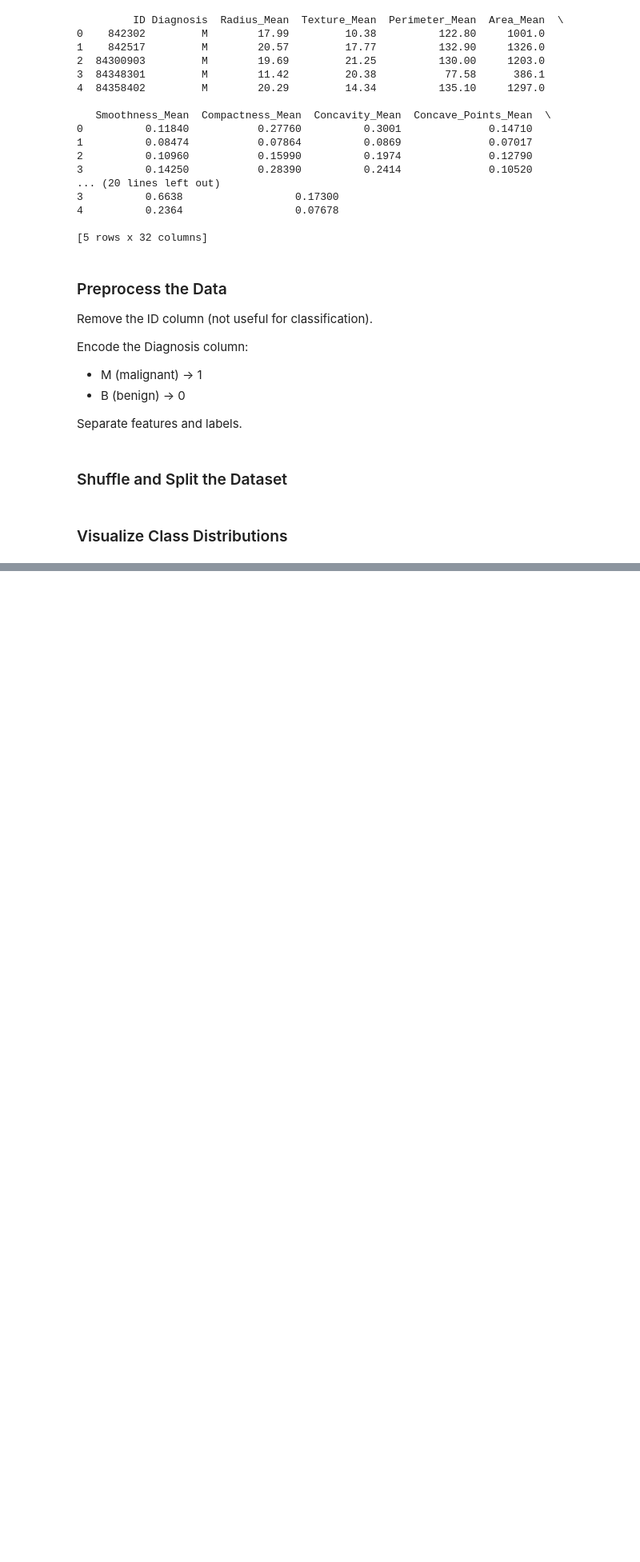
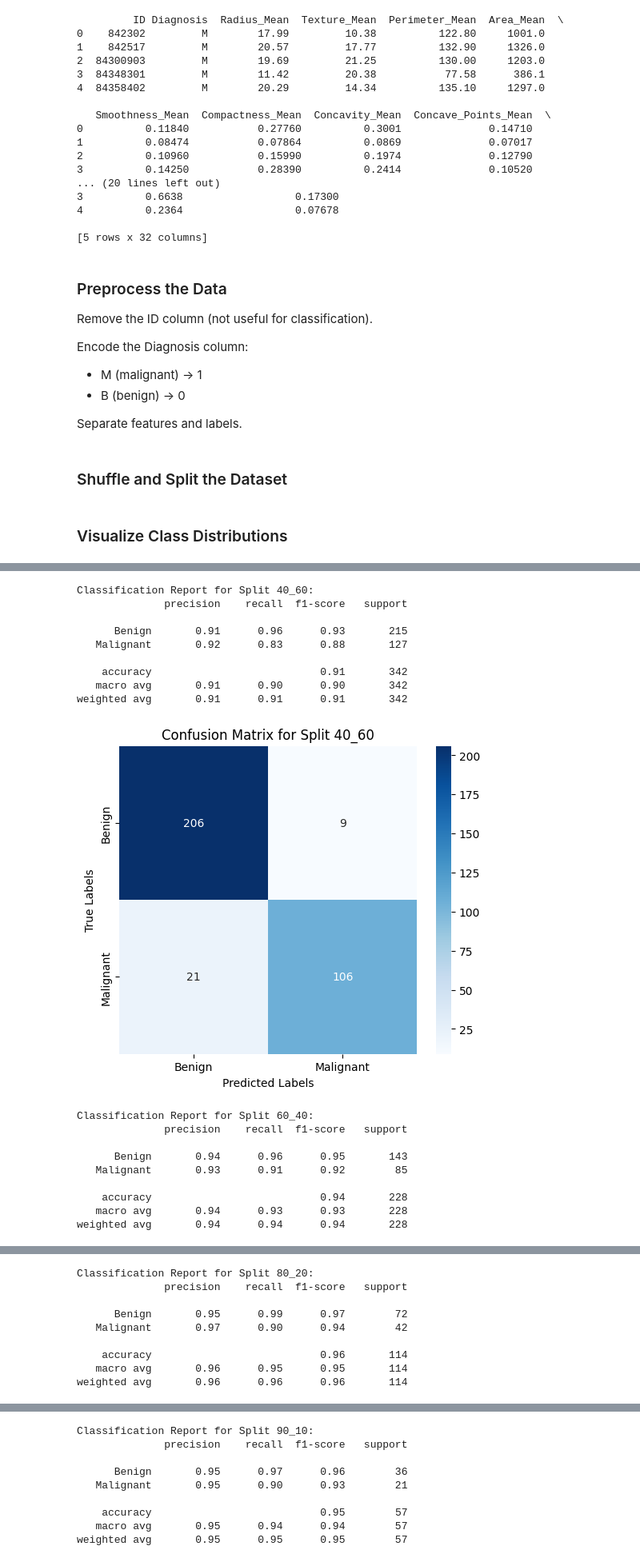
Before and after one commit to phuotato/Decision-Tree-AI-Project, a Jupyter notebook: decision_tree_classifier.ipynb, the cells around one changed output, grey strips where cells are left out. Shown: that part at 80% size. Drawn from its saved outputs; the diff is of its cells as text; code cells hidden in the pictures; blank space fills up the shorter version.

```diff
--- a/decision_tree_classifier.ipynb
+++ b/decision_tree_classifier.ipynb
@@ -105,0 +167,48 @@ for key, (X_train, X_test, y_train, y_test) in splits.items():
+# %%
+from sklearn.metrics import classification_report, confusion_matrix
+import seaborn as sns
+import matplotlib.pyplot as plt
+
+# Train and evaluate decision trees for all splits
+for key, (X_train, X_test, y_train, y_test) in splits.items():
+    # Train the decision tree classifier using information gain (entropy)
+    clf = DecisionTreeClassifier(criterion="entropy", random_state=42)
+    clf.fit(X_train, y_train)
+
+    # Make predictions on the test set
+    y_pred = clf.predict(X_test)
+
+    # Generate and print classification report
+    print(f"Classification Report for Split {key}:")
+    print(classification_report(y_test, y_pred, target_names=["Benign", "Malignant"]))
+
+    # Generate and plot confusion matrix
+    cm = confusion_matrix(y_test, y_pred)
+
+    # Plotting the confusion matrix
+    plt.figure(figsize=(6, 5))
+    sns.heatmap(cm, annot=True, fmt="d", cmap="Blues", xticklabels=["Benign", "Malignant"], yticklabels=["Benign", "Malignant"])
+    plt.title(f"Confusion Matrix for Split {key}")
+    plt.xlabel("Predicted Labels")
+    plt.ylabel("True Labels")
+    plt.show()
+# %% [output]
+Classification Report for Split 40_60:
+              precision    recall  f1-score   support
+
+      Benign       0.91      0.96      0.93       215
+   Malignant       0.92      0.83      0.88       127
+
+    accuracy                           0.91       342
+   macro avg       0.91      0.90      0.90       342
+weighted avg       0.91      0.91      0.91       342
+[figure, added]
+Classification Report for Split 60_40:
+              precision    recall  f1-score   support
+
+      Benign       0.94      0.96      0.95       143
+   Malignant       0.93      0.91      0.92        85
+
+    accuracy                           0.94       228
+   macro avg       0.94      0.93      0.93       228
+weighted avg       0.94      0.94      0.94       228
@@ -105,0 +216,9 @@ for key, (X_train, X_test, y_train, y_test) in splits.items():
+Classification Report for Split 80_20:
+              precision    recall  f1-score   support
+
+      Benign       0.95      0.99      0.97        72
+   Malignant       0.97      0.90      0.94        42
+
+    accuracy                           0.96       114
+   macro avg       0.96      0.95      0.95       114
+weighted avg       0.96      0.96      0.96       114
@@ -105,0 +226,9 @@ for key, (X_train, X_test, y_train, y_test) in splits.items():
+Classification Report for Split 90_10:
+              precision    recall  f1-score   support
+
+      Benign       0.95      0.97      0.96        36
+   Malignant       0.95      0.90      0.93        21
+
+    accuracy                           0.95        57
+   macro avg       0.95      0.94      0.94        57
+weighted avg       0.95      0.95      0.95        57
```
Also changed, not shown: parts of 9 cells of this notebook, 22 other files.
